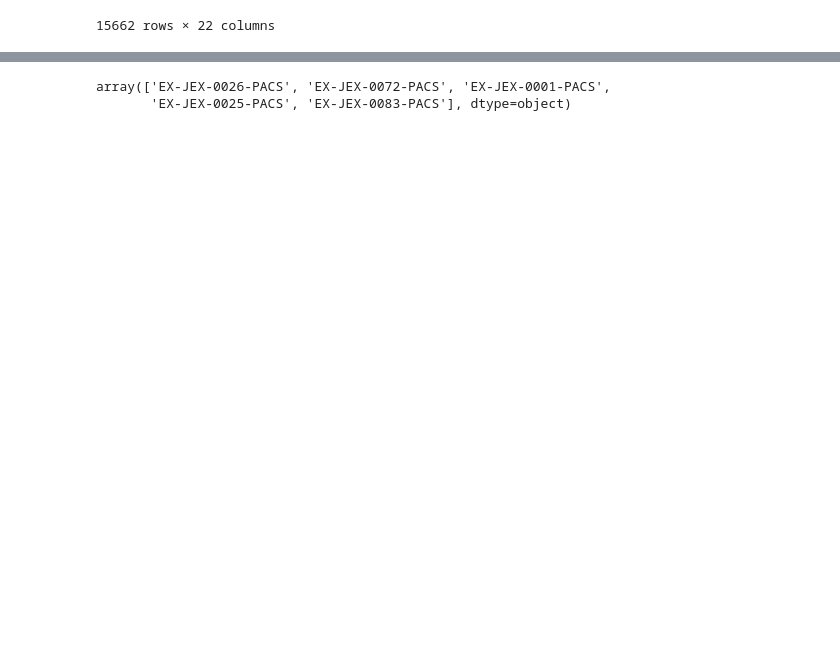
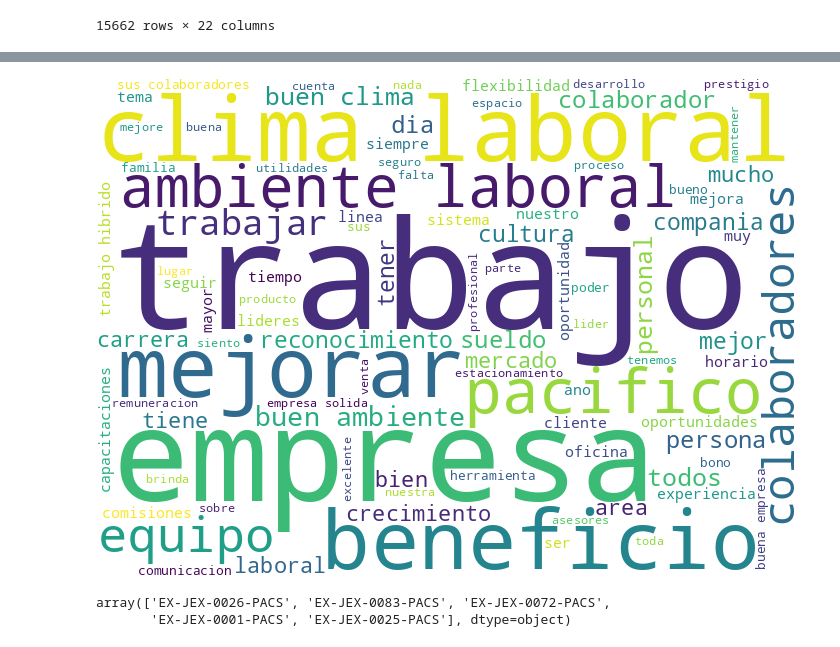
Before and after one commit to ClauRozasG/TextMining-Encuestas, a Jupyter notebook: Análisis_de_respuesta_de_encuestas.ipynb, the cells around one changed output, grey strips where cells are left out. Cells and saved outputs as stored; diff of their text form; code cells hidden in the pictures; blank space fills up the shorter version.

```diff
--- a/Análisis_de_respuesta_de_encuestas.ipynb
+++ b/Análisis_de_respuesta_de_encuestas.ipynb
@@ -139,3 +151,5 @@ df_nuevo
 | 15660 | Pacifico Seguros | 202310 | 635509 | T2B | EX-JEX-0001-PACS | En forma global y pensando en tod... |  | ... |
 | 15661 | Pacifico Seguros | 202310 | 638869 | T2B | EX-JEX-0001-PACS | En forma global y pensando en tod... |  | ... |
 15662 rows × 22 columns
+# %%
+df_nuevo['NOTA_ABIERTA'] = df_nuevo['NOTA_ABIERTA'].apply(lambda x: unidecode(str(x)))
@@ -161,0 +183,4 @@ wordcloud.to_image()
+# %%
+import re
+df_palabras=pd.read_csv("palabras.csv")
+df_palabras.head()
@@ -161,0 +281,4 @@ wordcloud.to_image()
+# %%
+import re
+df_palabras=pd.read_csv("palabras.csv")
+df_palabras.head()
@@ -161,0 +292,11 @@ wordcloud.to_image()
+# %%
+clean_txt = []
+for palabra in df_palabras['Palabra']:
+   desc = str(palabra).lower()
+
+   desc = re.sub(r"&lt;/?.*?&gt;", " &lt;&gt ", desc)
+
+   desc = re.sub(r"[^a-zA-Z\s]", "", desc)
+   clean_txt.append(desc)
+df_palabras["clean"] = clean_txt
+df_palabras.to_csv('palabras_mejoradas.csv', index=False, encoding='utf-8')
@@ -162,6 +319,28 @@ wordcloud.to_image()
+# %%
+total_palabras = ' '
+stopwords = STOPWORDS.update(['que', 'qué', 'con', 'de', 'te', 'en', 'la', 'lo', 'le', 'el', 'las', 'los', 'les', 'por', 'es',
+                              'son', 'se', 'para', 'un', 'una', 'chicos', 'su', 'si', 'chic','nos', 'ya', 'hay', 'esta',
+                              'pero', 'del', 'mas', 'más', 'eso', 'este', 'como', 'así', 'todo', 'https','Media','omitted',
+                              'y', 'mi', 'o', 'q', 'yo', 'al', 'xd', 'sin', 'tu', 'algún', 'donde', 'quien', 'xq', 'hasta', 'v', ' ', 'ti', 'para', 'ok', 'porque', 'sea', 'tambien', 'solo',
+                              'sus'])
+
+for mensaje in df_palabras['clean'].values:
+    palabras = str(mensaje).lower().split()
+    for palabra in palabras:
+        total_palabras = total_palabras + palabra + ' '
+
+
+wordcloud = WordCloud(width = 700, height = 500,
+               background_color ='white',
+                stopwords = stopwords,
+                min_font_size = 10).generate(total_palabras)
+
+wordcloud.to_image()
+# %% [output]
+[figure, added]
 # %%
-unicas_preguntas=df_nuevo['COD_PREGUNTA'].unique()
+unicas_preguntas=df_movers_nuevo_detractor['COD_PREGUNTA'].unique()
 unicas_preguntas
 # %% [output]
-array(['EX-JEX-0026-PACS', 'EX-JEX-0072-PACS', 'EX-JEX-0001-PACS',
-       'EX-JEX-0025-PACS', 'EX-JEX-0083-PACS'], dtype=object)
+array(['EX-JEX-0026-PACS', 'EX-JEX-0083-PACS', 'EX-JEX-0072-PACS',
+       'EX-JEX-0001-PACS', 'EX-JEX-0025-PACS'], dtype=object)
```
Also changed, not shown: parts of 42 cells of this notebook.
